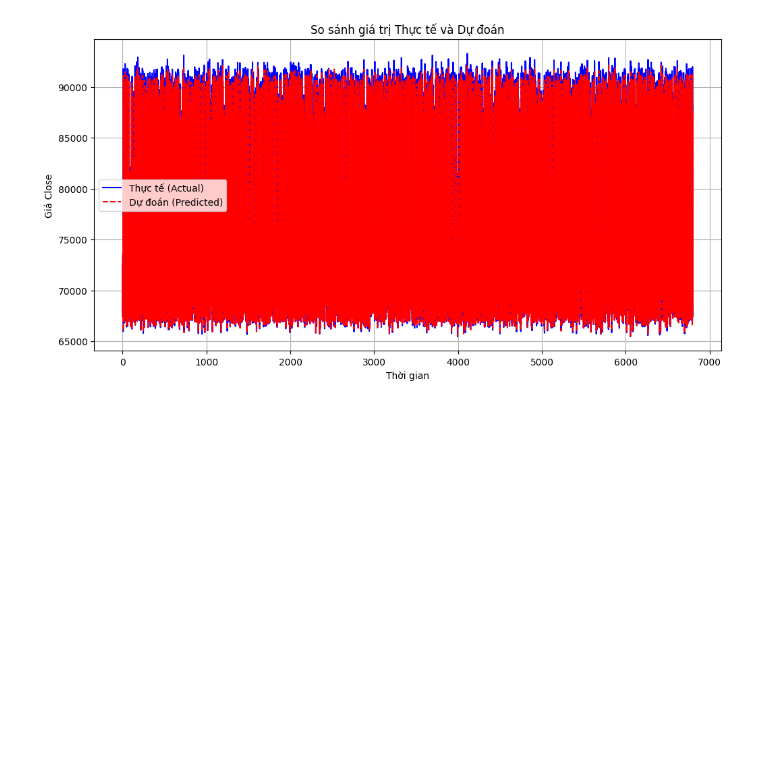
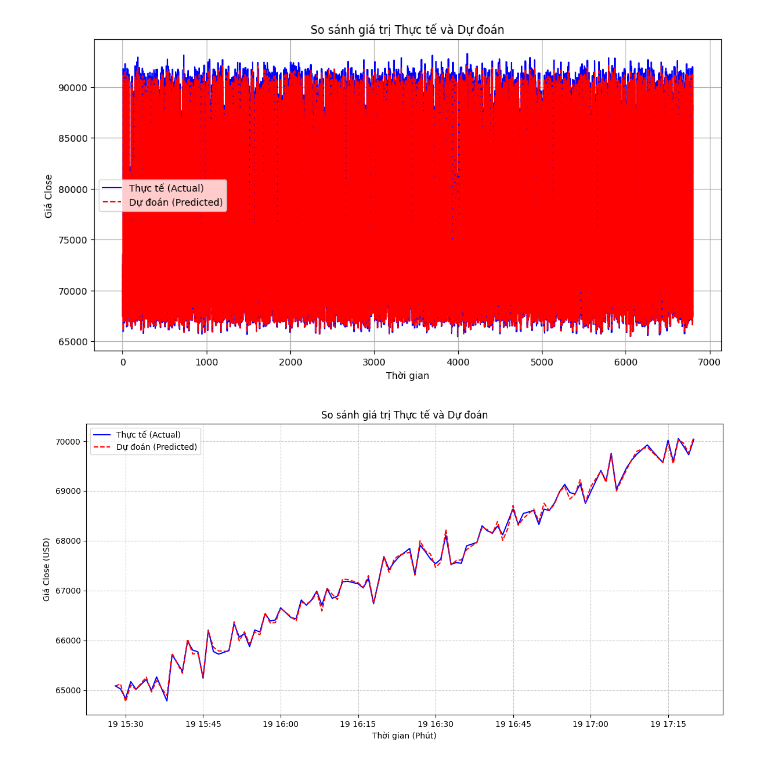
Before and after one commit to LHSang6403/thesis-xang-chuong, a Jupyter notebook: lstm2.ipynb, the cells around one changed output. Cells and saved outputs as stored; diff of their text form; code cells hidden in the pictures; blank space fills up the shorter version.

```diff
--- a/lstm2.ipynb
+++ b/lstm2.ipynb
@@ -242,3 +242,20 @@ plt.grid(True)
 plt.show()
 # %% [output]
 [figure]
+# %%
+# Giả sử 'data' là DataFrame gốc chứa cột 'Date'
+time_index_test = data.index[-len(y_test_original):]  # Lấy thời gian tương ứng với tập test
+
+# Vẽ biểu đồ với trục X là thời gian
+plt.figure(figsize=(12, 6))
+plt.plot(time_index_test, y_test_original, label="Thực tế (Actual)", color='blue', linestyle='-')
+plt.plot(time_index_test, y_pred_original, label="Dự đoán (Predicted)", color='red', linestyle='--')
+plt.title("So sánh giá trị Thực tế và Dự đoán")
+plt.xlabel("Thời gian (Phút)")
+plt.ylabel("Giá Close (USD)")
+plt.legend()
+plt.grid(True, linestyle='--', alpha=0.7)
+plt.tight_layout()
+plt.show()
+# %% [output]
+[figure, added]
```
